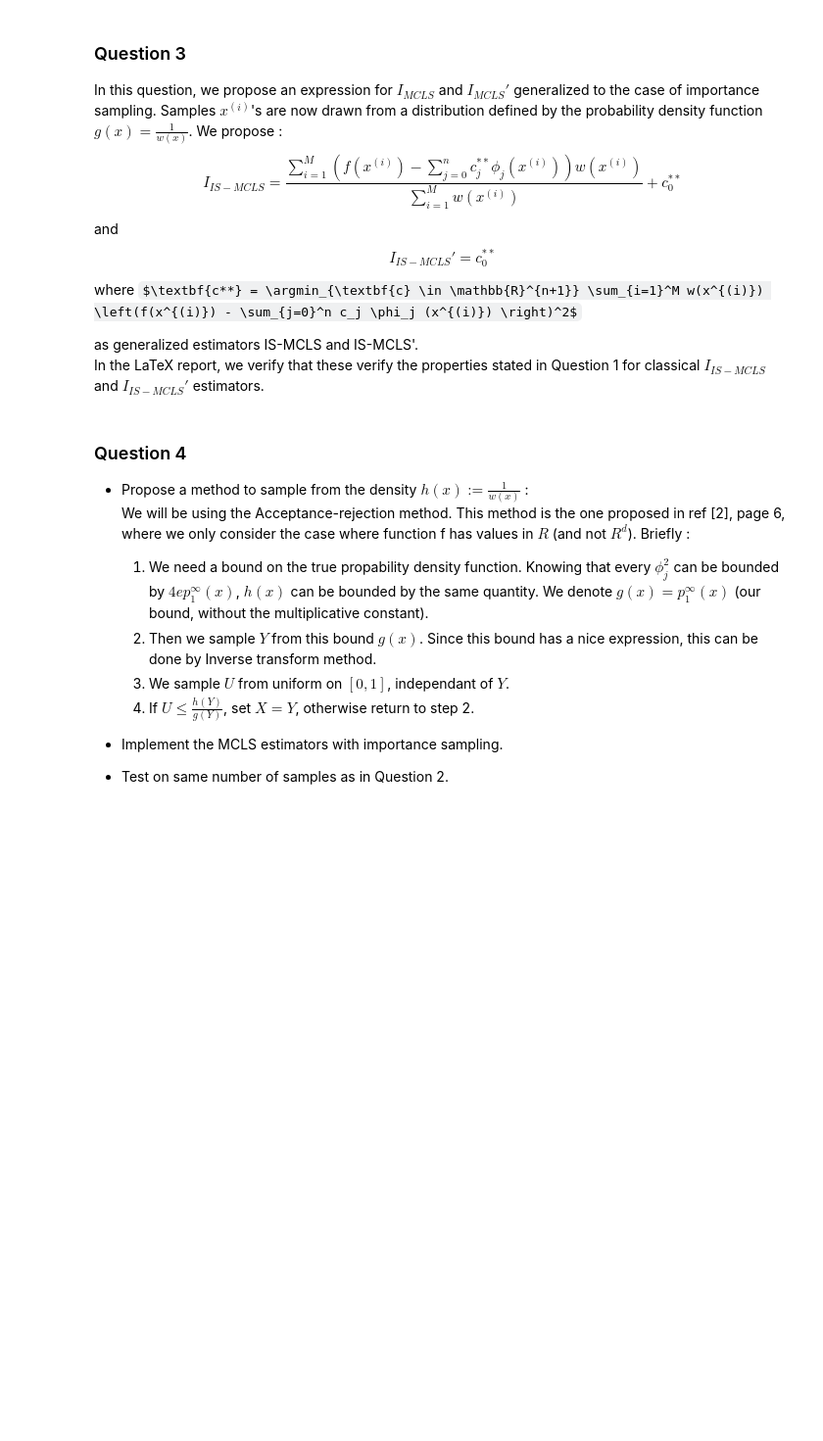
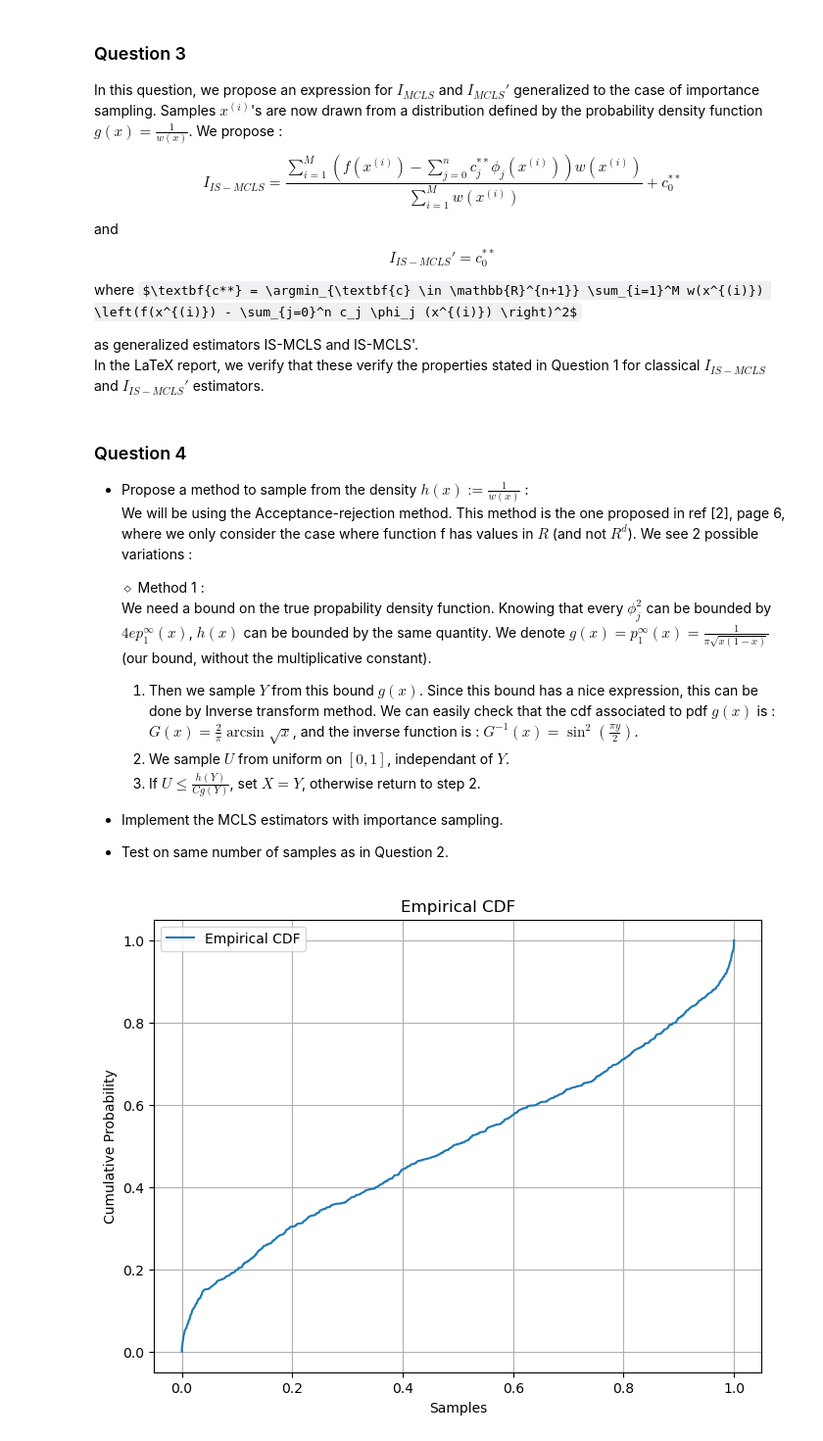
Before and after one commit to FraBet29/stochastic-simulation-project, a Jupyter notebook: notebook.ipynb, the cells around one changed output. Shown: that part at 98% size. Cells and saved outputs as stored; diff of their text form; code cells hidden in the pictures; some formulas as TeX source; blank space fills up the shorter version.

Commit message:
Adding question4 method1 and beginning tests in notebook

```diff
--- a/notebook.ipynb
+++ b/notebook.ipynb
@@ -136,11 +137,22 @@ In the LaTeX report, we verify that these verify the properties stated in Questi
 # %% [markdown]
 ### Question 4
 - Propose a method to sample from the density $h(x) := \frac{1}{w(x)}$ : \
-We will be using the Acceptance-rejection method. This method is the one proposed in ref [2], page 6, where we only consider the case where function f has values in $R$ (and not $R^d$). Briefly :
-    1.  We need a bound on the true propability density function. Knowing that every $\phi_j^2$ can be bounded by $4 e p_1^{\infty}(x)$, $h(x)$ can be bounded by the same quantity. We denote $g(x) = p_1^{\infty}(x)$ (our bound, without the multiplicative constant).
-    2.  Then we sample $Y$ from this bound $g(x)$. Since this bound has a nice expression, this can be done by Inverse transform method.
-    3.  We sample $U$ from uniform on $[0, 1]$, independant of $Y$.
-    4.  If $U \leq \frac{h(Y)}{g(Y)} $, set $X=Y$, otherwise return to step 2.
+We will be using the Acceptance-rejection method. This method is the one proposed in ref [2], page 6, where we only consider the case where function f has values in $R$ (and not $R^d$). We see 2 possible variations :
+
+    $\diamond$ Method 1 : \
+We need a bound on the true propability density function. Knowing that every $\phi_j^2$ can be bounded by $4 e p_1^{\infty}(x)$, $h(x)$ can be bounded by the same quantity. We denote $g(x) = p_1^{\infty}(x) = \frac{1}{\pi \sqrt{x(1-x)}}$ (our bound, without the multiplicative constant).
+    1.  Then we sample $Y$ from this bound $g(x)$. Since this bound has a nice expression, this can be done by Inverse transform method.
+    We can easily check that the cdf associated to pdf $g(x)$ is : $G(x) = \frac{2}{\pi} \arcsin \sqrt{x}$, and the inverse function is : $G^{-1}(x) = \sin^2(\frac{\pi y}{2})$.
+    2.  We sample $U$ from uniform on $[0, 1]$, independant of $Y$.
+    3.  If $U \leq \frac{h(Y)}{Cg(Y)} $, set $X=Y$, otherwise return to step 2.
 
 - Implement the MCLS estimators with importance sampling.
 - Test on same number of samples as in Question 2.
+# %%
+# 1. Test sampling from bound g, based on inverse transform method
+Y_samples = sample_from_g(1000)
+visualize_cdf_from_samples(Y_samples)
+
+# Looks good, similar to expected distribution
+# %% [output]
+[figure, added]
```
Also changed, not shown: parts of 8 cells of this notebook, 1 other file.
